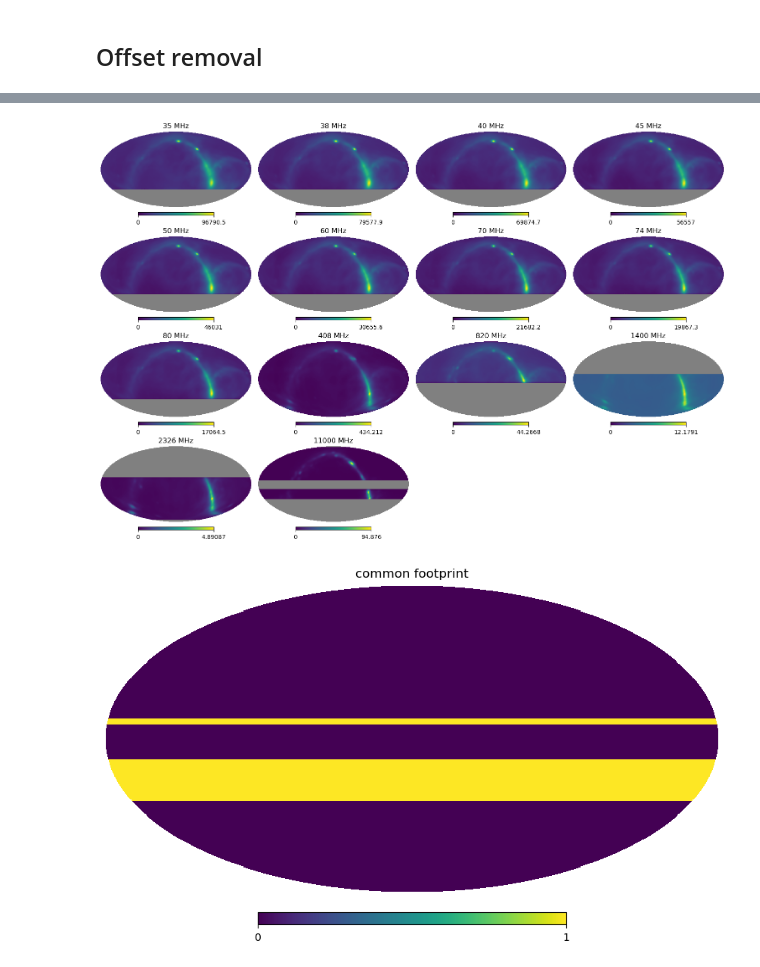
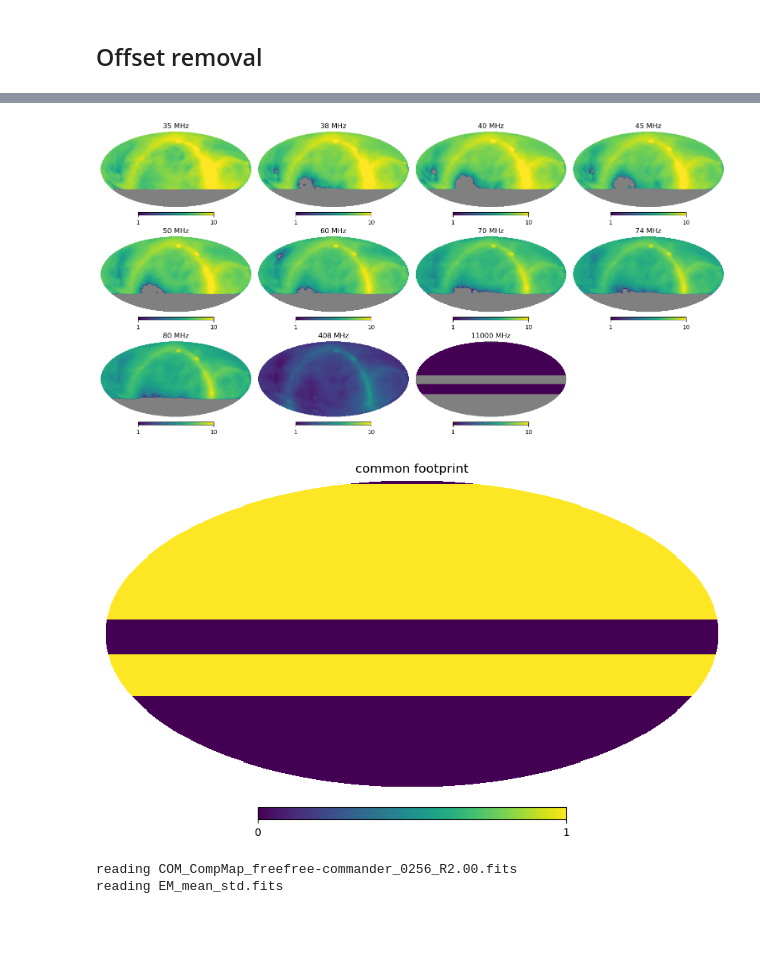
Before and after one commit to giuspugl/fitting_synchrotron, a Jupyter notebook: coarse_parameters.ipynb, the cells around one changed output, grey strips where cells are left out. Cells and saved outputs as stored; diff of their text form; code cells hidden in the pictures; blank space fills up the shorter version.

```diff
--- a/coarse_parameters.ipynb
+++ b/coarse_parameters.ipynb
@@ -401,20 +445,43 @@ Southern Survey
 # %%
 pl.figure(figsize=(15,10))
 j=0
 for fr,m in maps.items():
 
-    hp.mollview( (m.value),  title=f'{fr} MHz'  , sub=(4,4,1+j) , notext=True ,  min=0  )
+    hp.mollview(np.log (m.value),  title=f'{fr} MHz'  , sub=(4,4,1+j) , notext=True ,  min=1,  max=10    )
 
     j+=1
 # %% [output]
-[figure, old version]
+[figure, new version]
 # %%
-chipass_nans = np.ma.masked_invalid(maps[1400] ).mask
 lwa_nans = np.ma.masked_invalid(maps[35] ).mask
-jonas_nans = np.ma.masked_invalid(maps[2326]).mask
+#chipass_nans = np.ma.masked_invalid(maps[1400] ).mask
+#jonas_nans = np.ma.masked_invalid(maps[2326]).mask
 quijote_mask=  np.ma.masked_invalid(maps[11000]).mask
-common_footprint =np.logical_and( np.logical_and(np.logical_and(~lwa_nans, ~chipass_nans) , ~jonas_nans), ~quijote_mask)
-#common_footprint =  np.logical_and(~lwa_nans , ~quijote_mask)
+#common_footprint = np.logical_and(np.logical_and(~lwa_nans, ~chipass_nans) , ~jonas_nans) #, ~quijote_mask)
+common_footprint =  np.logical_and(~lwa_nans , ~quijote_mask)
 hp.mollview(common_footprint, title='common footprint' )
 # %% [output]
-[figure, old version]
+[figure, new version]
+# %%
+fstring="COM_CompMap_freefree-commander_0256_R2.00.fits"
+try :
+    print(f"reading {fstring} ")
+    tmp=  hp.read_map(filename=f"../lwa_data/{fstring}" ,field= ['EM_ML', 'TEMP_ML']  )
+except FileNotFoundError:
+    filename = wget.download( f"http://pla.esac.esa.int/pla/aio/product-action?MAP.MAP_ID=COM_CompMap_freefree-commander_0256_R2.00.fits" , out ="../lwa_data")
+    tmp=  hp.read_map(f"../lwa_data/{fstring}" ,field= ['EM_ML', 'TEMP_ML']  )
+
+planck_em = tmp[0]* u.cm**-6 *u.pc
+planck_te = tmp [1]*u.K
+
+fstring = "EM_mean_std.fits"
+try :
+    print(f"reading {fstring} ")
+    hust=  hp.read_map(filename=f"../lwa_data/{fstring}"   )
+except FileNotFoundError:
+    filename = wget.download( f"https://zenodo.org/records/10523170/files/EM_mean_std.fits" , out ="../lwa_data")
+    hust =  hp.read_map(f"../lwa_data/{fstring}"    )
+hust *= u.cm**-6 *u.pc
+# %% [output]
+reading COM_CompMap_freefree-commander_0256_R2.00.fits
+reading EM_mean_std.fits
```
Also changed, not shown: parts of 23 cells of this notebook.
